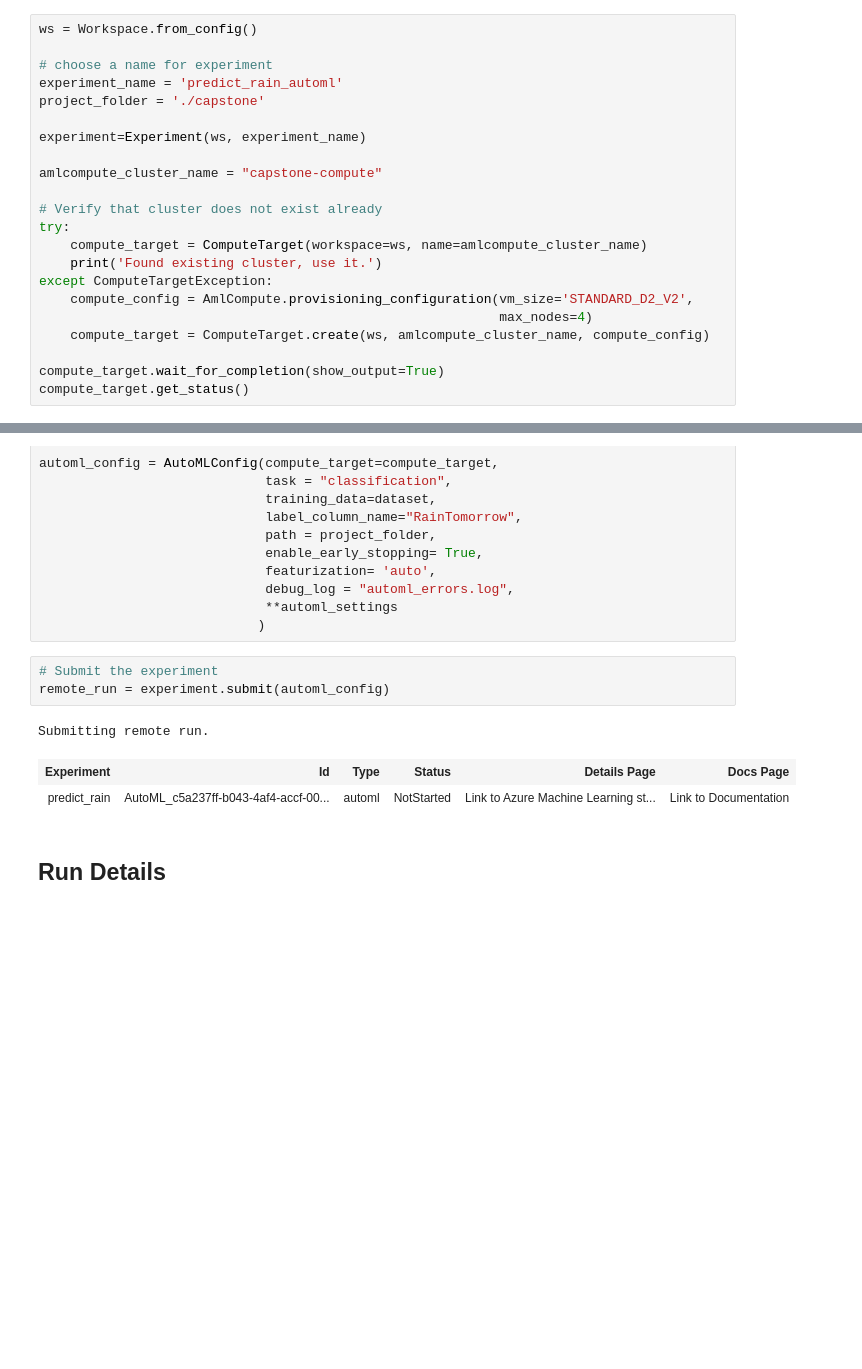
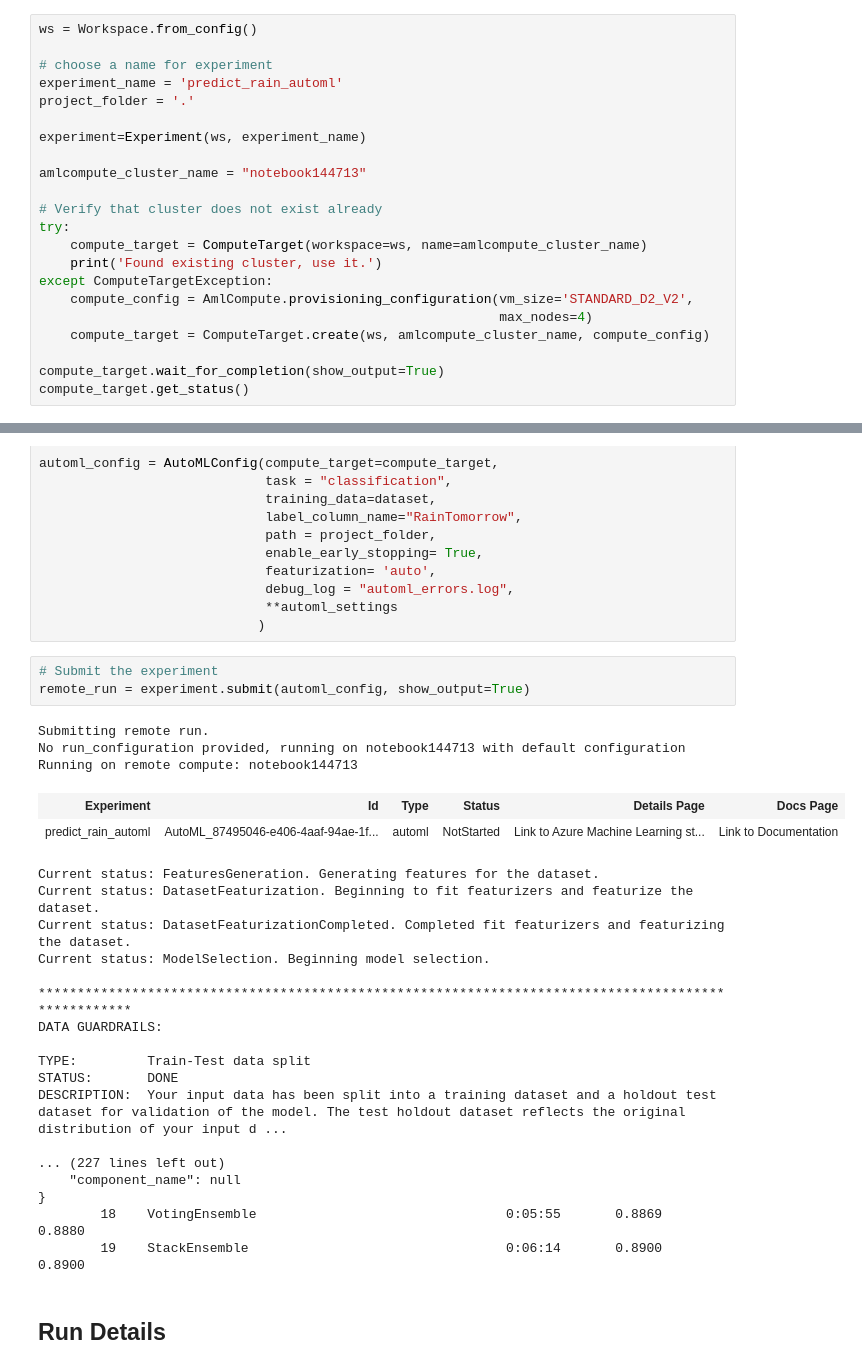
Before and after one commit to Aschteroth/udacity_capstone_project, a Jupyter notebook: automl.ipynb, the cells around one changed output, grey strips where cells are left out. Drawn from its saved outputs; the diff is of its cells as text; blank space fills up the shorter version.

```diff
--- a/automl.ipynb
+++ b/automl.ipynb
@@ -33,11 +36,11 @@ ws = Workspace.from_config()
 
 # choose a name for experiment
 experiment_name = 'predict_rain_automl'
-project_folder = './capstone'
+project_folder = '.'
 
 experiment=Experiment(ws, experiment_name)
 
-amlcompute_cluster_name = "capstone-compute"
+amlcompute_cluster_name = "notebook144713"
 
 # Verify that cluster does not exist already
 try:
@@ -136,11 +163,30 @@ automl_config = AutoMLConfig(compute_target=compute_target,
                             )
 # %%
 # Submit the experiment
-remote_run = experiment.submit(automl_config)
+remote_run = experiment.submit(automl_config, show_output=True)
 # %% [output]
 Submitting remote run.
+No run_configuration provided, running on notebook144713 with default configuration
+Running on remote compute: notebook144713
 | Experiment | Id | Type | Status | Details Page | Docs Page |
-| predict_rain | AutoML_c5a237ff-b043-4af4-accf-00... | automl | NotStarted | Link to Azure Machine Learning st... | Link to Documentation |
+| predict_rain_automl | AutoML_87495046-e406-4aaf-94ae-1f... | automl | NotStarted | Link to Azure Machine Learning st... | Link to Documentation |
+Current status: FeaturesGeneration. Generating features for the dataset.
+Current status: DatasetFeaturization. Beginning to fit featurizers and featurize the dataset.
+Current status: DatasetFeaturizationCompleted. Completed fit featurizers and featurizing the dataset.
+Current status: ModelSelection. Beginning model selection.
+
+****************************************************************************************************
+DATA GUARDRAILS:
+
+TYPE:         Train-Test data split
+STATUS:       DONE
+DESCRIPTION:  Your input data has been split into a training dataset and a holdout test dataset for validation of the model. The test holdout dataset reflects the original distribution of your input d ...
+
+... (227 lines left out)
+    "component_name": null
+}
+        18    VotingEnsemble                                0:05:55       0.8869    0.8880
+        19    StackEnsemble                                 0:06:14       0.8900    0.8900
 # %% [markdown]
 ## Run Details
 # %%
```
Also changed, not shown: parts of 9 cells of this notebook, 2 other files.
